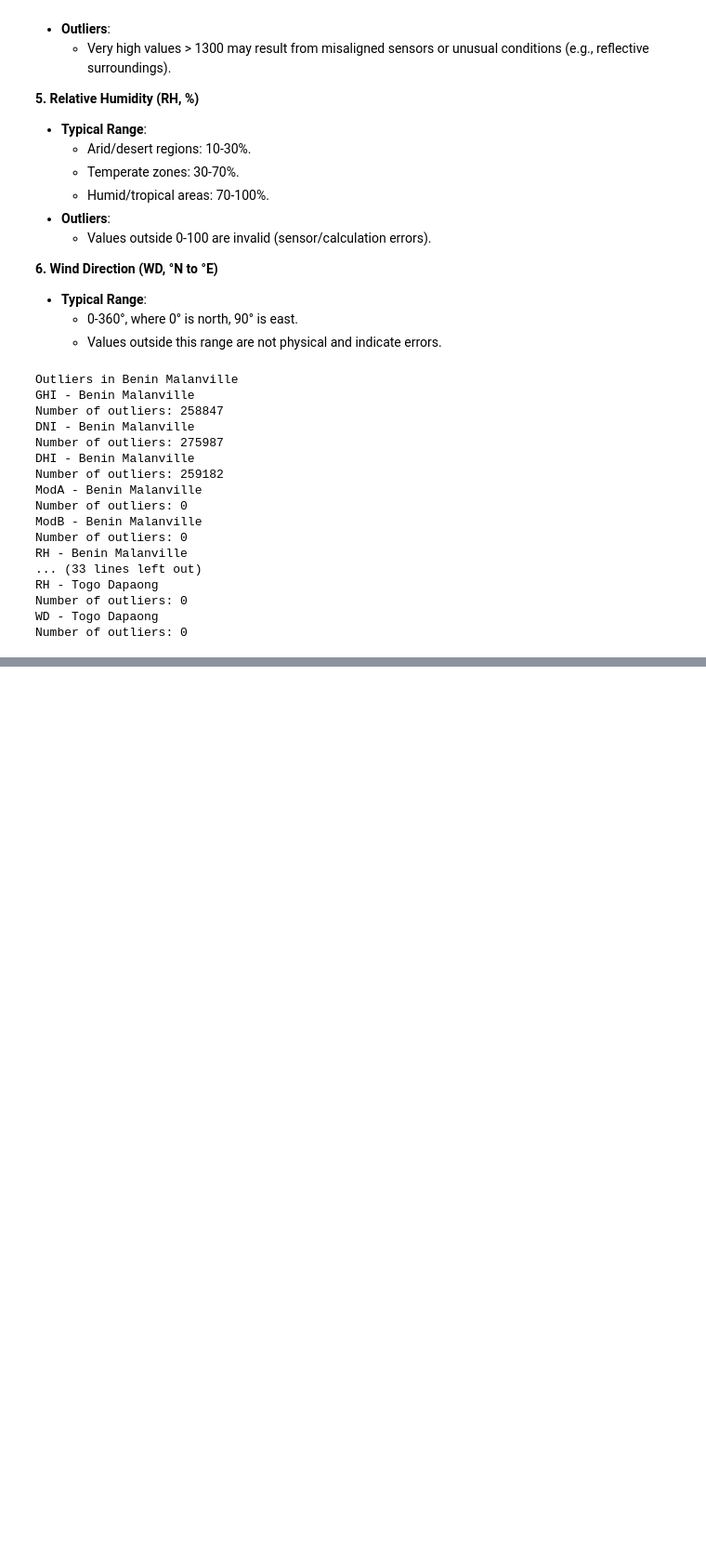
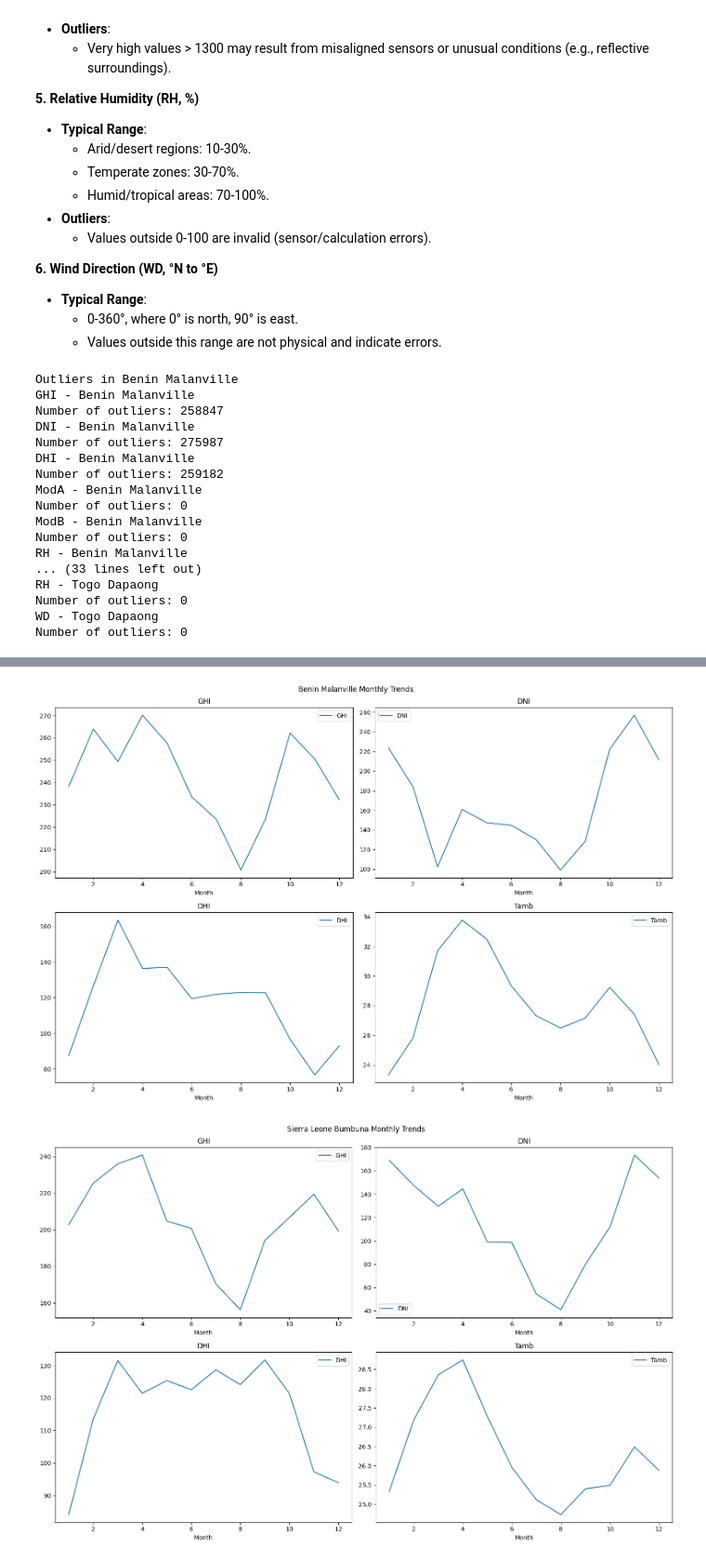
Before and after one commit to JONNY-ME/KAIM3-week0, a Jupyter notebook: notebooks/data_analysis.ipynb, the cells around one changed output, grey strips where cells are left out. Shown at 93% size. Saved outputs shown, nothing was run; the diff lists cells and outputs as text; code cells hidden in the pictures; blank space fills up the shorter version.

```diff
--- a/notebooks/data_analysis.ipynb
+++ b/notebooks/data_analysis.ipynb
@@ -444,0 +459,25 @@ The shape of the data reduced by a lot. But it is better to have clean data.
+# %%
+# patterns by month
+def plot_monthly_trends(data, columns, data_name='Data'):
+    data['Month'] = data.Timestamp.dt.month
+    fig, axes = plt.subplots(2, 2, figsize=(15, 10))
+    axes = axes.flatten()
+    fig.suptitle(f"{data_name} Monthly Trends")
+    for col in columns:
+        data.groupby('Month')[col].mean().plot(ax=axes[columns.index(col)], title=col, legend=True)
+
+    plt.tight_layout()
+    plt.show()
+
+# Make sure the Timestamp column is in the correct format
+benin_malaniville_data['Timestamp'] = pd.to_datetime(benin_malaniville_data['Timestamp'])
+sierra_leone_bumbuna_data['Timestamp'] = pd.to_datetime(sierra_leone_bumbuna_data['Timestamp'])
+togo_dapaong_data['Timestamp'] = pd.to_datetime(togo_dapaong_data['Timestamp'])
+
+
+plot_monthly_trends(benin_malaniville_data, ['GHI', 'DNI', 'DHI', 'Tamb'], 'Benin Malanville')
+plot_monthly_trends(sierra_leone_bumbuna_data, ['GHI', 'DNI', 'DHI', 'Tamb'], 'Sierra Leone Bumbuna')
+plot_monthly_trends(togo_dapaong_data, ['GHI', 'DNI', 'DHI', 'Tamb'], 'Togo Dapaong')
+# %% [output]
+[figure, added]
+[figure, added]
```
Also changed, not shown: parts of 21 cells of this notebook, 1 other file.
